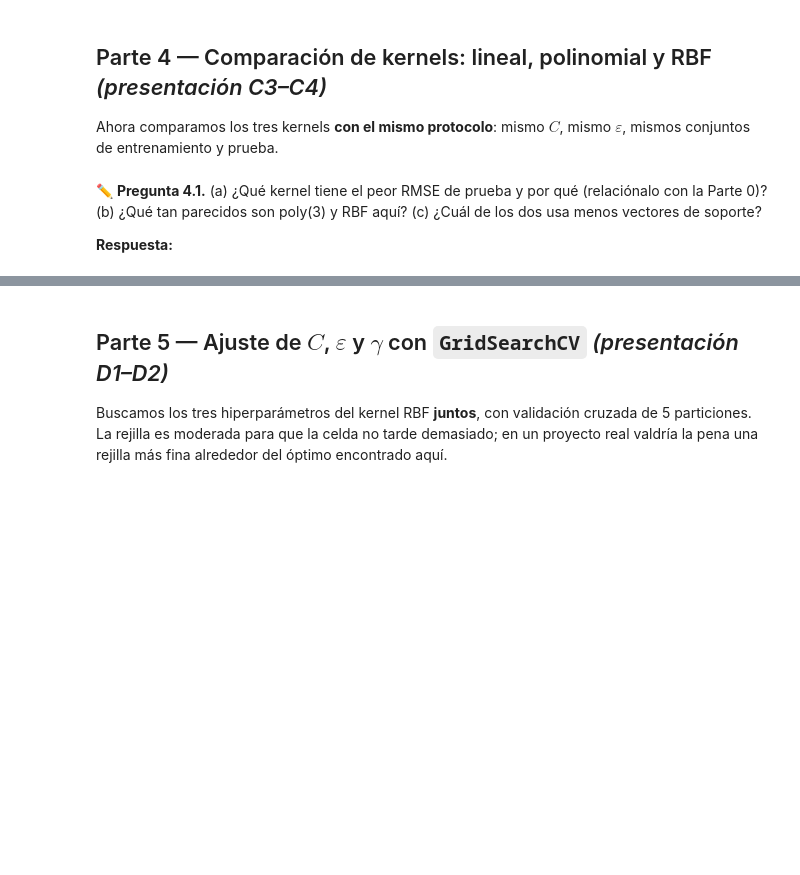
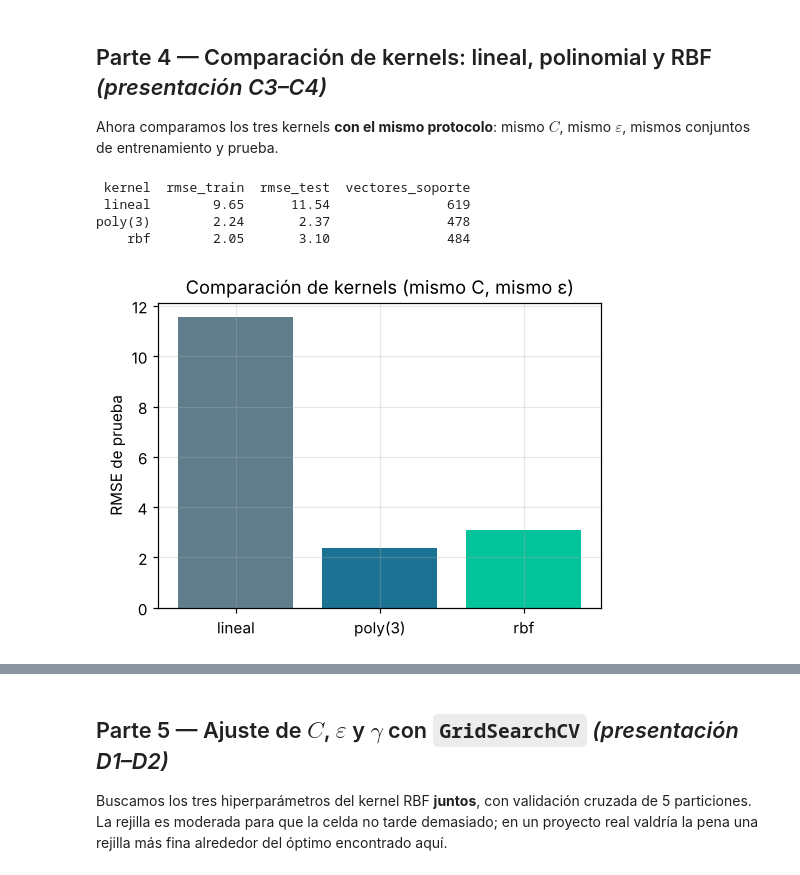
Before and after one commit to galaxiahfast/aprendizaje-supervisado-uady, a Jupyter notebook: z-asistente/plantillas-originales/unidad-02-clase-07-actividad-svr.ipynb, the cells around one changed output, grey strips where cells are left out. Saved outputs shown, nothing was run; the diff lists cells and outputs as text; code cells hidden in the pictures; blank space fills up the shorter version.

```diff
--- a/z-asistente/plantillas-originales/unidad-02-clase-07-actividad-svr.ipynb
+++ b/z-asistente/plantillas-originales/unidad-02-clase-07-actividad-svr.ipynb
@@ -107,7 +141,7 @@ ax1.set_title("Efecto de C sobre el error y el número de vectores de soporte");
 valores_eps = [0.1, 0.5, 1, 2, 4, 8]
 filas_e = []
 for eps in valores_eps:
-    m = ...     # ✏️ make_pipeline(StandardScaler(), SVR(kernel="rbf", C=50, epsilon=eps)).fit(Xtr, ytr)
+    m = make_pipeline(StandardScaler(), SVR(kernel="rbf", C=50, epsilon=eps)).fit(Xtr, ytr)
     filas_e.append({"epsilon": eps, "rmse_train": rmse(m, Xtr, ytr), "rmse_test": rmse(m, Xte, yte),
                      "vectores_soporte": int(m[-1].support_.shape[0])})
 tabla_e = pd.DataFrame(filas_e)
@@ -124,21 +172,23 @@ conjuntos de entrenamiento y prueba.
 # %%
 modelos4 = {
     "lineal": SVR(kernel="linear", C=50, epsilon=1.0),
-    "poly(3)": ...,     # ✏️ SVR(kernel="poly", degree=3, coef0=1, C=50, epsilon=1.0)
+    "poly(3)": SVR(kernel="poly", degree=3, coef0=1, C=50, epsilon=1.0),
     "rbf": SVR(kernel="rbf", C=50, epsilon=1.0),
 }
 filas4 = []
 for nombre, svr in modelos4.items():
     m = make_pipeline(StandardScaler(), svr).fit(Xtr, ytr)
     filas4.append({"kernel": nombre, "rmse_train": rmse(m, Xtr, ytr), "rmse_test": rmse(m, Xte, yte),
                     "vectores_soporte": int(m[-1].support_.shape[0])})
 tabla4 = pd.DataFrame(filas4)
 print(tabla4.round(2).to_string(index=False))
 
 fig, ax = plt.subplots(figsize=(5.2, 3.6))
 ax.bar(tabla4["kernel"], tabla4["rmse_test"], color=["#607D8B", "#1C7293", "#02C39A"])
 ax.set_ylabel("RMSE de prueba"); ax.set_title("Comparación de kernels (mismo C, mismo ε)");
+# %% [output]
+ kernel  rmse_train  rmse_test  vectores_soporte
+ lineal        9.65      11.54               619
+poly(3)        2.24       2.37               478
+    rbf        2.05       3.10               484
+[figure, added]
-# %% [markdown]
-✏️ **Pregunta 4.1.** (a) ¿Qué kernel tiene el peor RMSE de prueba y por qué (relaciónalo con la Parte 0)? (b) ¿Qué tan parecidos son poly(3) y RBF aquí? (c) ¿Cuál de los dos usa menos vectores de soporte?
-
-**Respuesta:**
```
Also changed, not shown: parts of 27 cells of this notebook, 14 other files.
